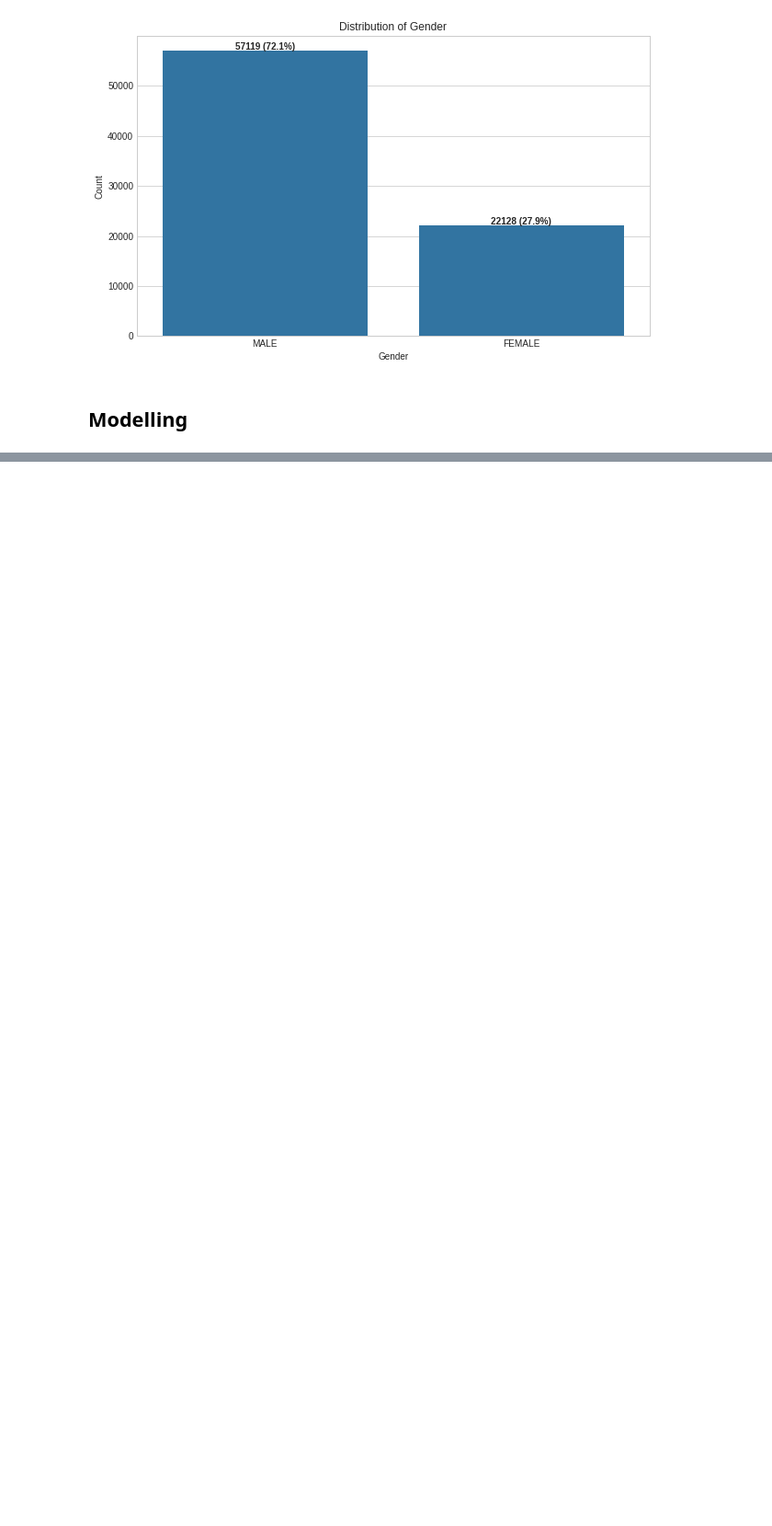
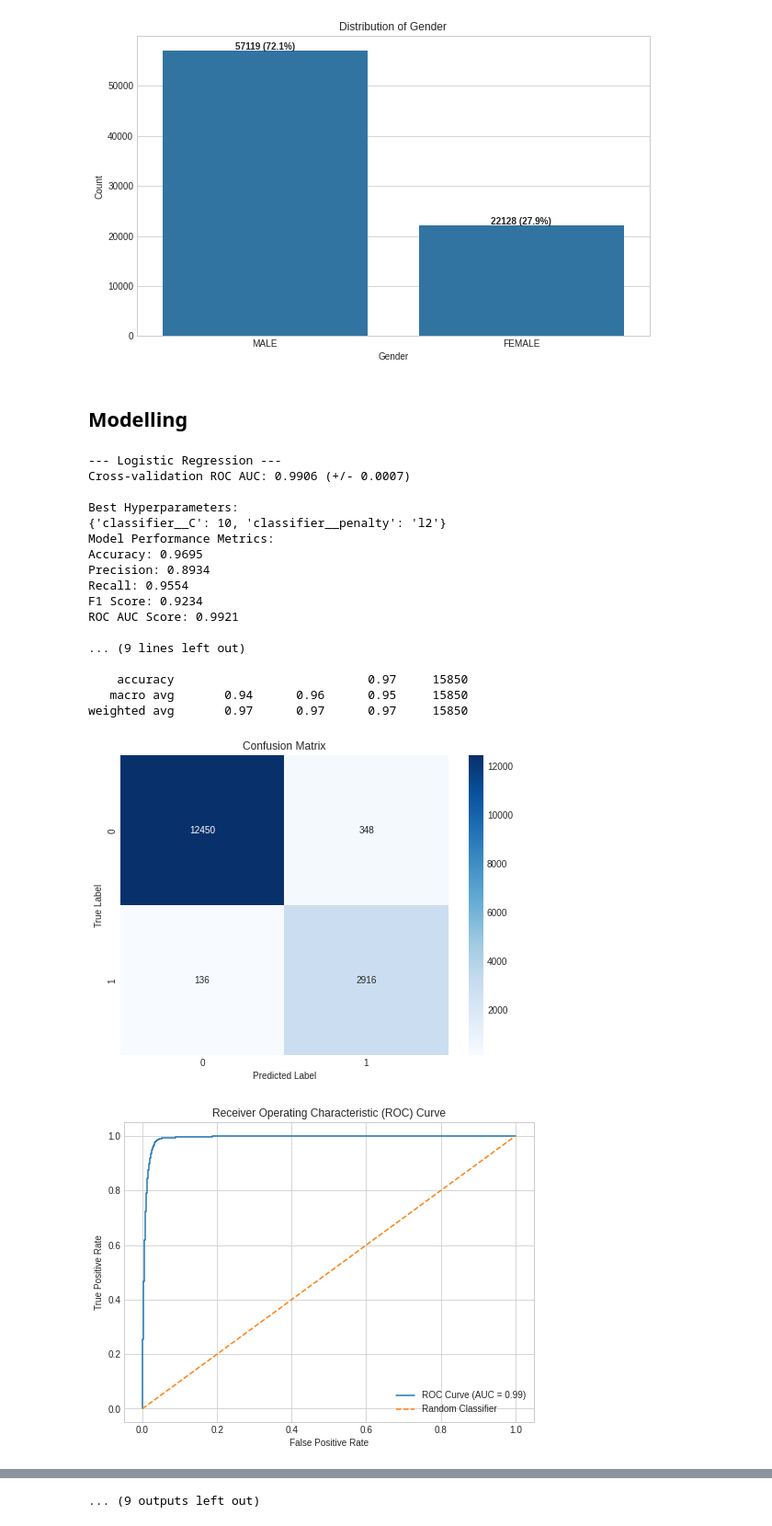
Before and after one commit to KaiFa254/SmartLender, a Jupyter notebook: notebooks/Alex.ipynb, the cells around one changed output, grey strips where cells are left out. Shown at 92% size. Drawn from its saved outputs; the diff is of its cells as text; code cells hidden in the pictures; blank space fills up the shorter version.

Commit message:
modelling

```diff
--- a/notebooks/Alex.ipynb
+++ b/notebooks/Alex.ipynb
@@ -710,0 +745,39 @@ plt.show()
+# %%
+# Prepare the data for modeling
+def prepare_data(df):
+    # Select features and target
+    features = [
+        'GENDER', 'AGE', 'MARITAL_STATUS', 'EMPLOYMENT_STATUS',
+        'CREDIT_SCORE', 'NET INCOME', 'EMI', 'OD_AMOUNT',
+        'PRINCIPAL_DISBURSED', 'AGE_GROUP'
+    ]
+
+    X = df[features]
+    y = (df['DEFAULT_STATUS'] == 'DEFAULT').astype(int)
+
+    return X, y
+# %%
+# Create preprocessing pipeline
+def create_preprocessing_pipeline():
+    # Numeric columns
+    numeric_features = ['AGE', 'CREDIT_SCORE', 'NET INCOME', 'EMI', 'OD_AMOUNT', 'PRINCIPAL_DISBURSED']
+    numeric_transformer = Pipeline(steps=[
+        ('imputer', SimpleImputer(strategy='median')),
+        ('scaler', StandardScaler())
+    ])
+
+    # Categorical columns
+    categorical_features = ['GENDER', 'MARITAL_STATUS', 'EMPLOYMENT_STATUS', 'AGE_GROUP']
+    categorical_transformer = Pipeline(steps=[
+        ('imputer', SimpleImputer(strategy='constant', fill_value='missing')),
+        ('onehot', OneHotEncoder(handle_unknown='ignore'))
+    ])
+
+    # Combine preprocessing steps
+    preprocessor = ColumnTransformer(
+        transformers=[
+            ('num', numeric_transformer, numeric_features),
+            ('cat', categorical_transformer, categorical_features)
+        ])
+
+    return preprocessor
@@ -710,0 +937,23 @@ plt.show()
+# %%
+# Run the comprehensive modeling
+model_results = run_comprehensive_modeling(df)
+# %% [output]
+--- Logistic Regression ---
+Cross-validation ROC AUC: 0.9906 (+/- 0.0007)
+
+Best Hyperparameters:
+{'classifier__C': 10, 'classifier__penalty': 'l2'}
+Model Performance Metrics:
+Accuracy: 0.9695
+Precision: 0.8934
+Recall: 0.9554
+F1 Score: 0.9234
+ROC AUC Score: 0.9921
+
+... (9 lines left out)
+
+    accuracy                           0.97     15850
+   macro avg       0.94      0.96      0.95     15850
+weighted avg       0.97      0.97      0.97     15850
+[figure, added]
+[figure, added]
@@ -710,0 +1001 @@ plt.show()
+... (9 outputs left out)
```
Also changed, not shown: parts of 6 cells of this notebook.
